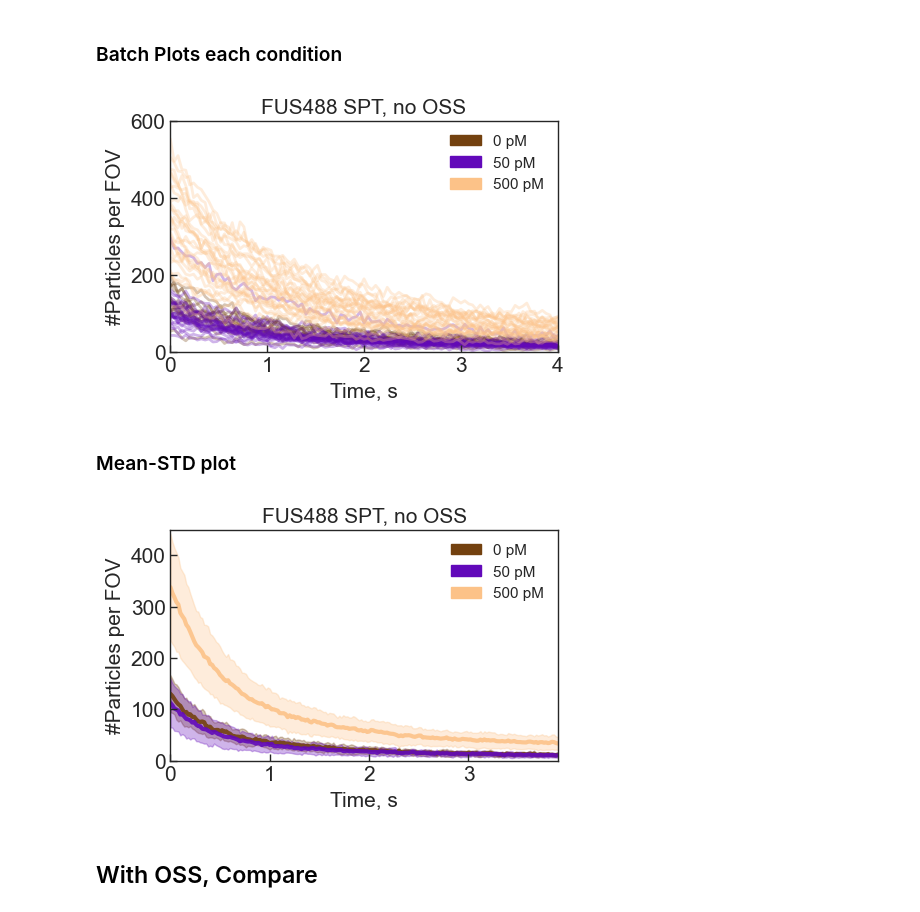
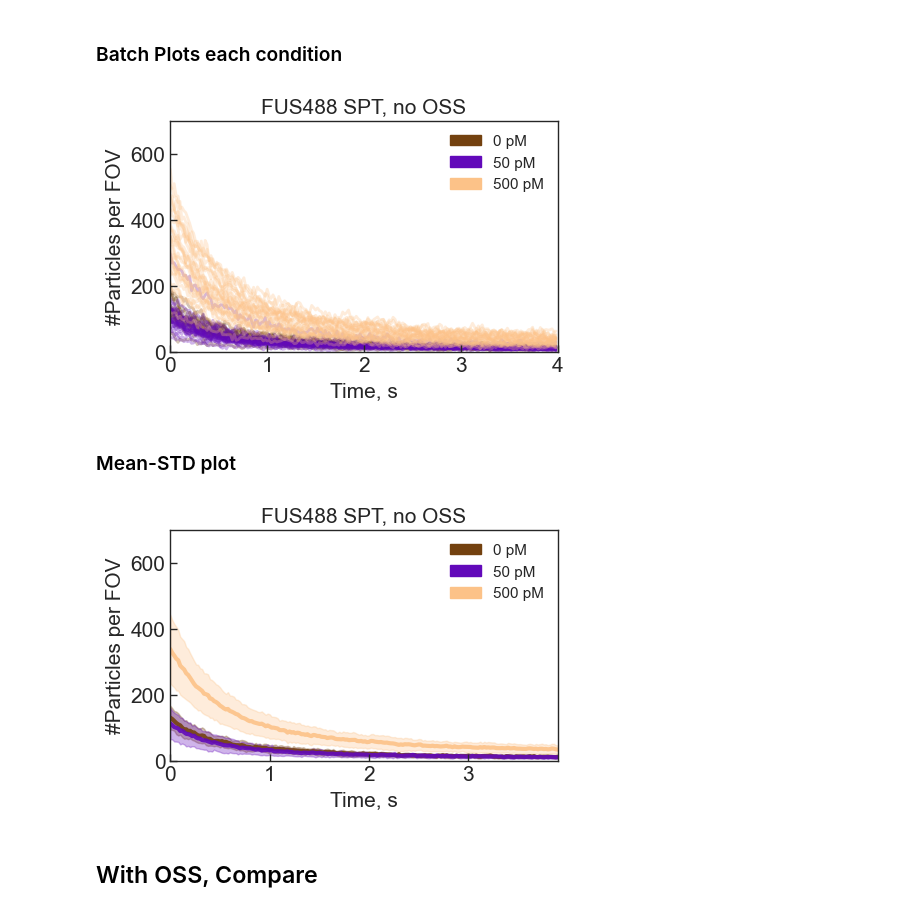
Before and after one commit to walterlab-um/intra_condensate_SPT, a Jupyter notebook: plot_paper_figure/Fig_SM_FUS488_SPT_signal_real.ipynb, the cells around one changed output. Drawn from its saved outputs; the diff is of its cells as text; code cells hidden in the pictures.

Commit message:
fix ylim

```diff
--- a/plot_paper_figure/Fig_SM_FUS488_SPT_signal_real.ipynb
+++ b/plot_paper_figure/Fig_SM_FUS488_SPT_signal_real.ipynb
@@ -57,35 +57,35 @@ for i in range(3):
         plt.plot(
             np.array(frames) * s_per_frame,
             N_per_frame,
             color=colors[i],
             lw=2,
             alpha=0.3,
         )
 
 plt.gca().spines[:].set_linewidth(1)
 plt.gca().tick_params(
     axis="both",
     which="major",
     labelsize=15,
     direction="in",
     bottom=True,
     left=True,
     length=5,
     width=1,
 )
 plt.gca().set_axisbelow(False)
 # mannually create legend
 lst_patches = [mpatches.Patch(color=colors[i], label=labels[i]) for i in range(3)]
 plt.gca().legend(handles=lst_patches, title=None, frameon=False)
 plt.title("FUS488 SPT, no OSS", fontsize=15)
 plt.xlabel("Time, s", fontsize=15)
 plt.ylabel("#Particles per FOV", fontsize=15)
 plt.xlim(0, 4)
-plt.ylim(0, 600)
+plt.ylim(0, 700)
 plt.savefig("noOSS-batch.png", format="png", bbox_inches="tight", dpi=300)
 plt.show()
 # %% [output]
-[figure, old version]
+[figure, new version]
 # %% [markdown]
 ### Mean-STD plot
 # %%
@@ -151,11 +151,11 @@ plt.title("FUS488 SPT, no OSS", fontsize=15)
 plt.xlabel("Time, s", fontsize=15)
 plt.ylabel("#Particles per FOV", fontsize=15)
 plt.xlim(0, 3.9)
-plt.ylim(0, 450)
+plt.ylim(0, 700)
 plt.savefig("noOSS-mean-STD.png", format="png", bbox_inches="tight", dpi=300)
 plt.show()
 # %% [output]
-[figure, old version]
+[figure, new version]
 # %% [markdown]
 ## With OSS, Compare
 # %%
```
Also changed, not shown: parts of 2 cells of this notebook.
